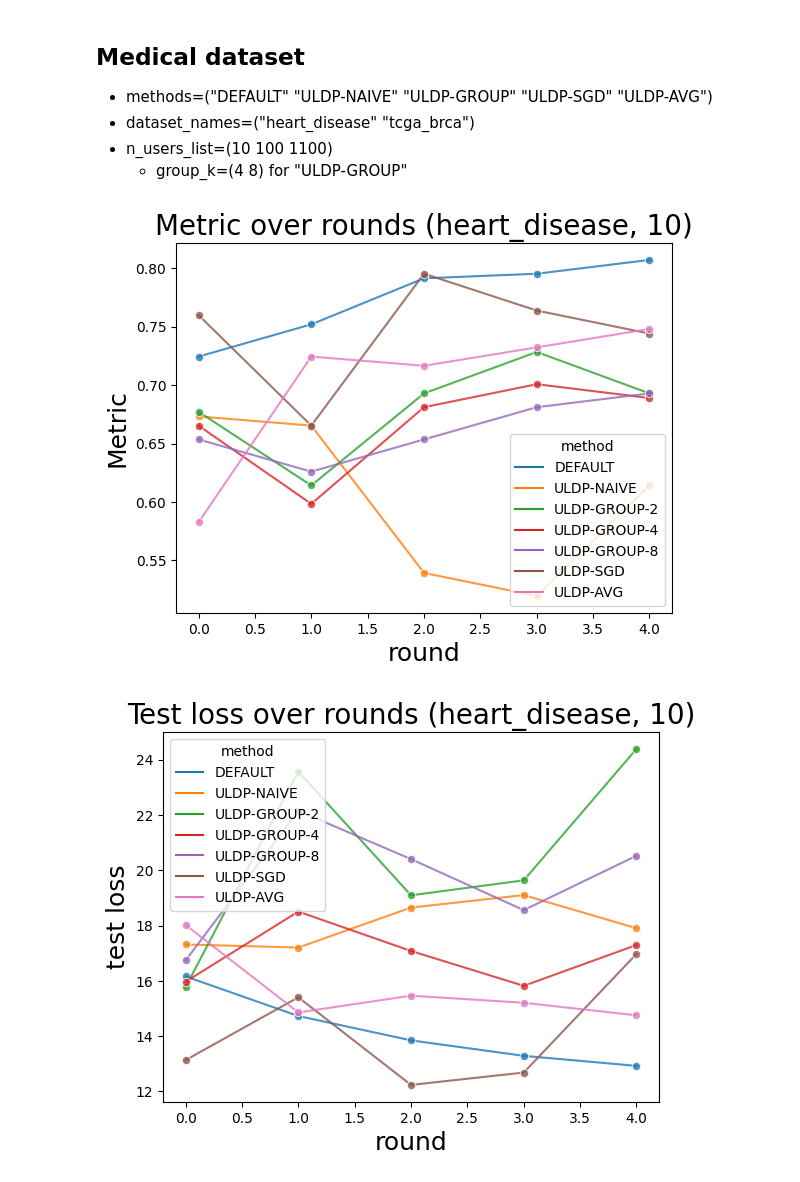
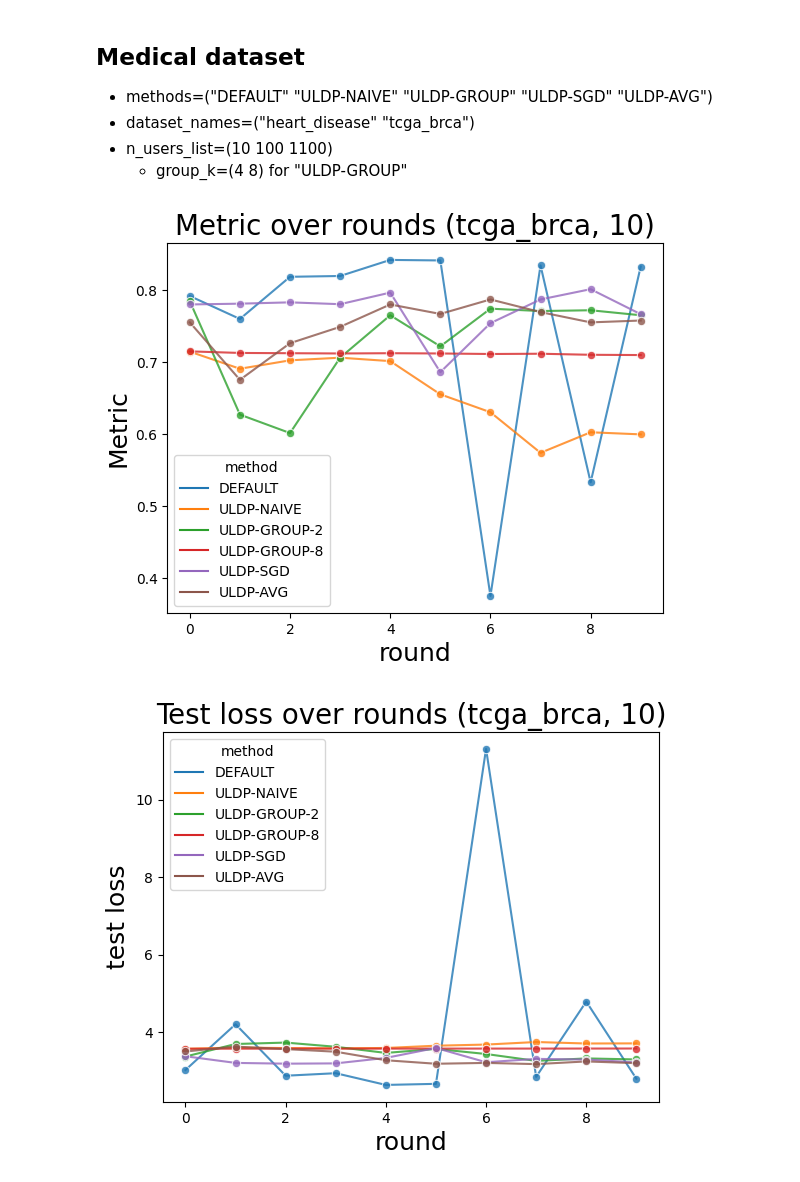
Before and after one commit to FumiyukiKato/uldp-fl, a Jupyter notebook: exp/exp_results.ipynb, the cells around one changed output. Cells and saved outputs as stored; diff of their text form; code cells hidden in the pictures.

```diff
--- a/exp/exp_results.ipynb
+++ b/exp/exp_results.ipynb
@@ -11,14 +11,14 @@ import matplotlib.pyplot as plt
 import numpy as np
 import seaborn as sns
 import utility_experiment
-import matplotlib
 
 img_path = os.path.join(path_project, 'exp', 'img')
 results_path = os.path.join(path_project, 'exp', 'results')
 default_args = options.build_default_args(path_project)
 
 PLOT_MARKERS = ['o', 'v', 's', 'X', 'p', '*', 'h', '^', '<', '>', 'H', 'D', 'd', 'P']
-METHOD_ORDER = ["DEFAULT", "ULDP-NAIVE", "ULDP-GROUP-2", "ULDP-GROUP-4", "ULDP-GROUP-8", "ULDP-SGD", "ULDP-AVG"]
+# METHOD_ORDER = ["DEFAULT", "ULDP-NAIVE", "ULDP-GROUP-2", "ULDP-GROUP-4", "ULDP-GROUP-8", "ULDP-SGD", "ULDP-AVG"]
+METHOD_ORDER = ["DEFAULT", "ULDP-NAIVE", "ULDP-GROUP-2", "ULDP-GROUP-8", "ULDP-SGD", "ULDP-AVG"]
 # %% [markdown]
 ## Hyper parameters
 # %%
@@ -151,8 +151,8 @@ def plot_hps(dataset_name, method, n_users, dist):
             bbox_inches="tight",
         )
 # %%
-dataset_name = "heart_disease"
-method = "ULDP-AVG"
+dataset_name = "tcga_brca"
+method = "ULDP-SGD"
 n_users = 1100
 dist = None
 plot_hps(dataset_name, method, n_users, dist)
@@ -318,9 +316,9 @@ def plot_privacy_utility(dataset_name, method, n_users, group_k, dist):
             bbox_inches="tight",
         )
 # %%
-dataset_name = "heart_disease"
+dataset_name = "tcga_brca"
 method = "ULDP-GROUP"
-n_users = 10
+n_users = 1100
 group_k = 2
 dist = None
 plot_privacy_utility(dataset_name, method, n_users, group_k, dist)
@@ -341,7 +339,7 @@ hash_args 947938a16b
     - group_k=(4 8) for "ULDP-GROUP"
 # %%
 methods = ["DEFAULT", "ULDP-NAIVE", "ULDP-GROUP", "ULDP-SGD", "ULDP-AVG"]
-group_k_list=[2, 4, 8]
+group_k_list=[2, 8]
 
 dataset_names = ["heart_disease", "tcga_brca"]
 n_users_list= [10, 100, 1100]
@@ -471,13 +469,13 @@ def plot_epsilon_per_method(dataset_name, n_users, methods, group_k_list):
     )
 # %%
 methods = ["DEFAULT", "ULDP-NAIVE", "ULDP-GROUP", "ULDP-SGD", "ULDP-AVG"]
-dataset_names = ["heart_disease"]
+dataset_names = ["tcga_brca"]
 n_users_list= [10, 100, 1100]
-group_k_list=[2, 4, 8]
+group_k_list=[2, 8]
 for dataset_name in dataset_names:
     for n_users in n_users_list:
         plot_metric_per_method(dataset_name, n_users, methods, group_k_list)
         plot_epsilon_per_method(dataset_name, n_users, methods, group_k_list)
 # %% [output]
-[figure, old version]
+[figure, new version]
-[figure, old version]
+[figure, new version]
```
Also changed, not shown: parts of 3 cells of this notebook, 12 other files.
